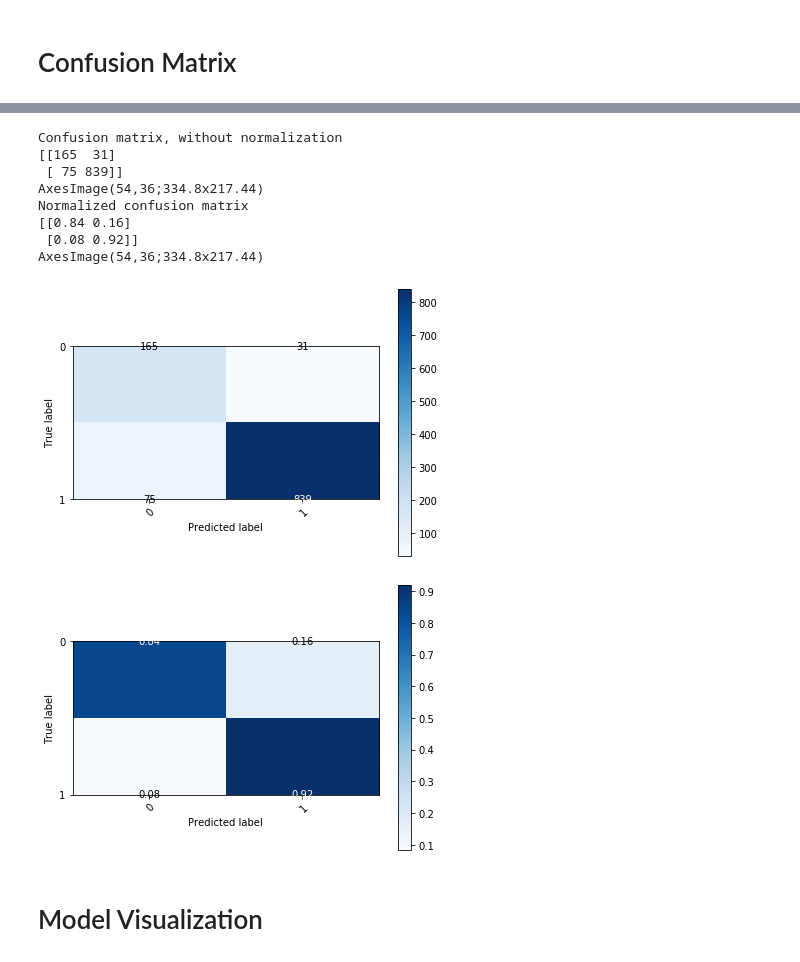
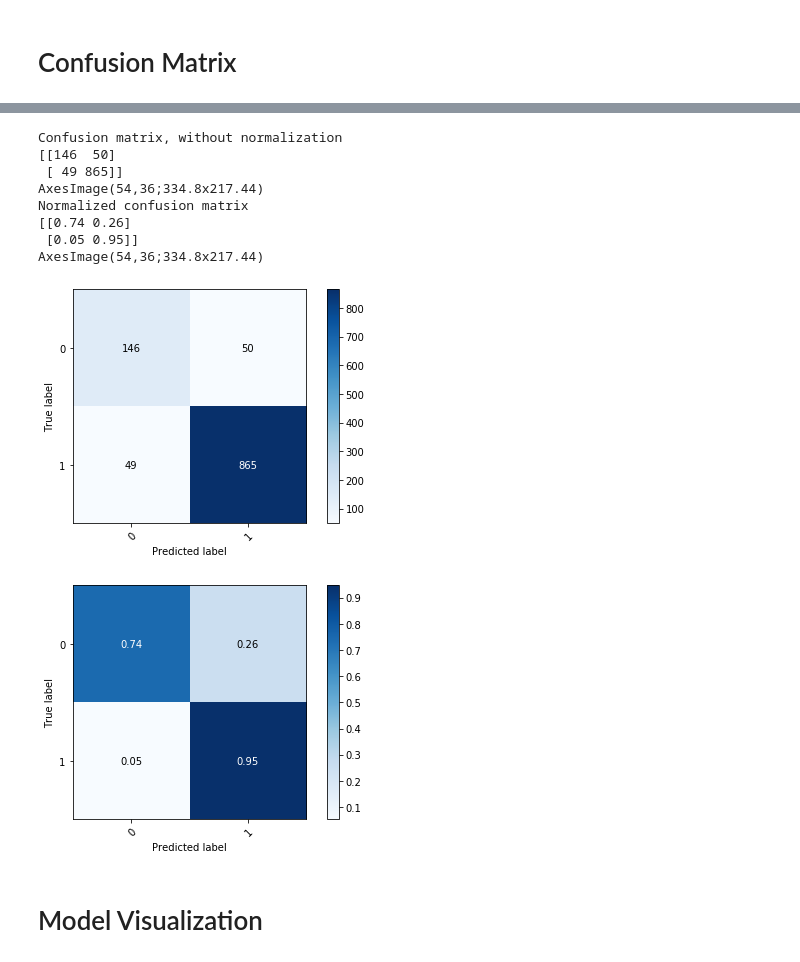
Before and after one commit to JoyeBright/DeepSentiPers, a Jupyter notebook: Binary-Classification/DL_KerasEmb.ipynb, the cells around one changed output, grey strips where cells are left out. Drawn from its saved outputs; the diff is of its cells as text; code cells hidden in the pictures.

```diff
--- a/Binary-Classification/DL_KerasEmb.ipynb
+++ b/Binary-Classification/DL_KerasEmb.ipynb
@@ -484,23 +471,23 @@ AxesImage(54,36;334.8x217.44)
 # files.download('cm-blstm-normalized.png')
 # %%
 # Plot non-normalized confusion matrix
-plot_confusion_matrix(y_test_label, y_pred_cnn, classes=class_names)
+plot_confusion_matrix(y_test[:-1], y_pred_cnn, classes=class_names)
 plt.savefig('cm-cnn.png')
 # Plot normalized confusion matrix
-plot_confusion_matrix(y_test_label, y_pred_cnn, classes=class_names, normalize=True)
+plot_confusion_matrix(y_test[:-1], y_pred_cnn, classes=class_names, normalize=True)
 plt.savefig('cm-cnn-normalized.png')
 plt.show()
 # %% [output]
 Confusion matrix, without normalization
-[[165  31]
- [ 75 839]]
+[[146  50]
+ [ 49 865]]
 AxesImage(54,36;334.8x217.44)
 Normalized confusion matrix
-[[0.84 0.16]
- [0.08 0.92]]
+[[0.74 0.26]
+ [0.05 0.95]]
 AxesImage(54,36;334.8x217.44)
-[figure, old version]
+[figure, new version]
-[figure, old version]
+[figure, new version]
 # %%
 # Decomment following line if you want to download confusion matrix figure
 # files.download('cm-cnn.png')
```
Also changed, not shown: parts of 13 cells of this notebook.
